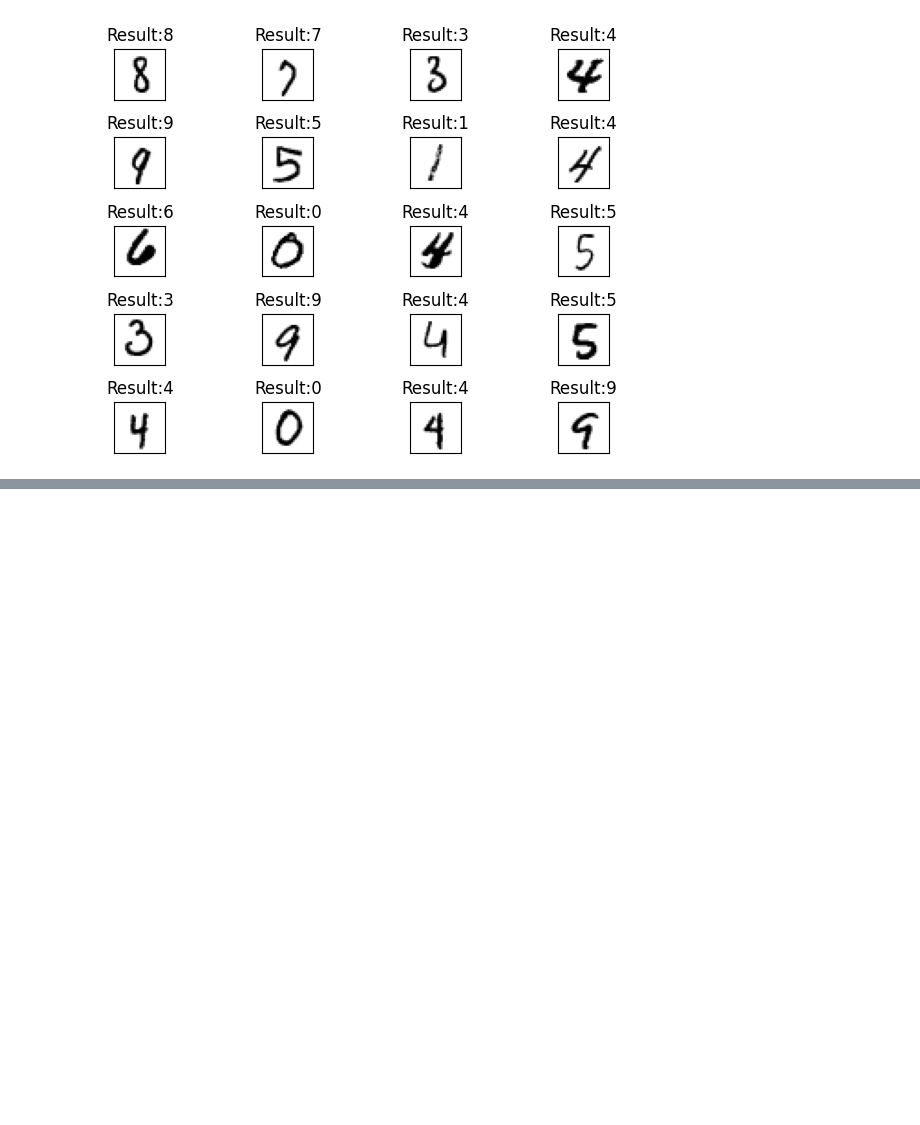
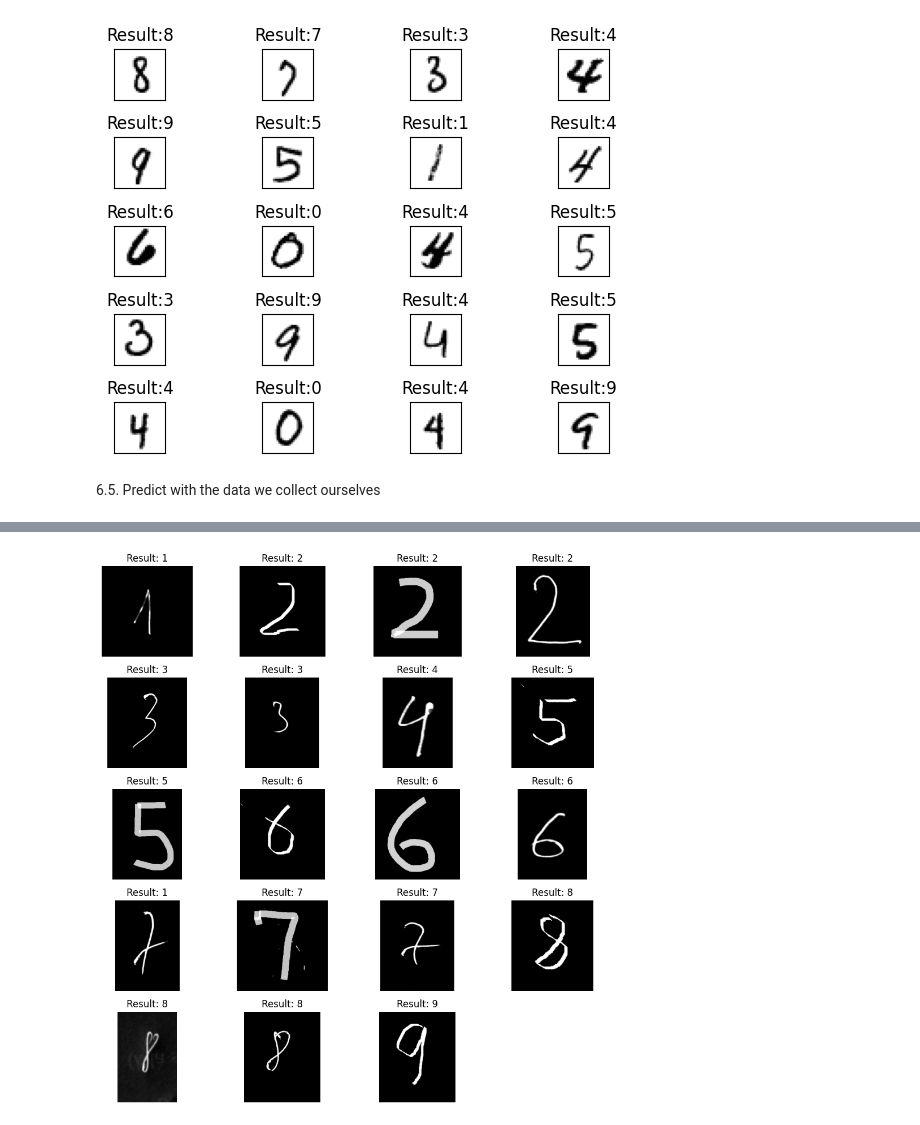
Before and after one commit to thinh661/mnist_cnn, a Jupyter notebook: train_cus_data.ipynb, the cells around one changed output, grey strips where cells are left out. Drawn from its saved outputs; the diff is of its cells as text; code cells hidden in the pictures; blank space fills up the shorter version.

Commit message:
update train_cus_data

```diff
--- a/train_cus_data.ipynb
+++ b/train_cus_data.ipynb
@@ -375,3 +375,5 @@ plt.show()
 [figure]
 # %%
 model.save('model_v2.h5')
+# %% [markdown]
+6.5. Predict with the data we collect ourselves
@@ -377,0 +388,31 @@ model.save('model_v2.h5')
+# %%
+model = load_model('model_v2.h5')
+digits = ['0', '1', '2', '3', '4', '5', '6', '7', '8', '9']
+
+folder_path = r"D:\WorkSpace_Thinh1\CNN_ML_Project\data_real"
+
+fig = plt.figure(figsize=(10, 10))
+
+for i, filename in enumerate(os.listdir(folder_path)):
+    if filename.endswith(".jpg") or filename.endswith(".png"):
+        img_path = os.path.join(folder_path, filename)
+        frame = cv2.imread(img_path, cv2.IMREAD_GRAYSCALE) / 255.0
+        im = Image.fromarray(frame)
+        im = im.resize((28, 28))
+        img_array = np.array(im)
+        img_array = np.expand_dims(img_array, axis=2)
+        img_array = np.expand_dims(img_array, axis=0)
+
+        predict = model.predict(1.0 - img_array)
+        result = digits[np.argmax(predict)]
+
+        ax = fig.add_subplot(5, 4, i+1)
+        ax.imshow(frame, cmap='binary')
+        ax.set_title('Result: ' + result)
+        ax.axis('off')
+    else:
+        continue
+
+plt.tight_layout()
+plt.show()
+# %% [output]
@@ -377,0 +438 @@ model.save('model_v2.h5')
+[figure, added]
```
Also changed, not shown: parts of 2 cells of this notebook.
